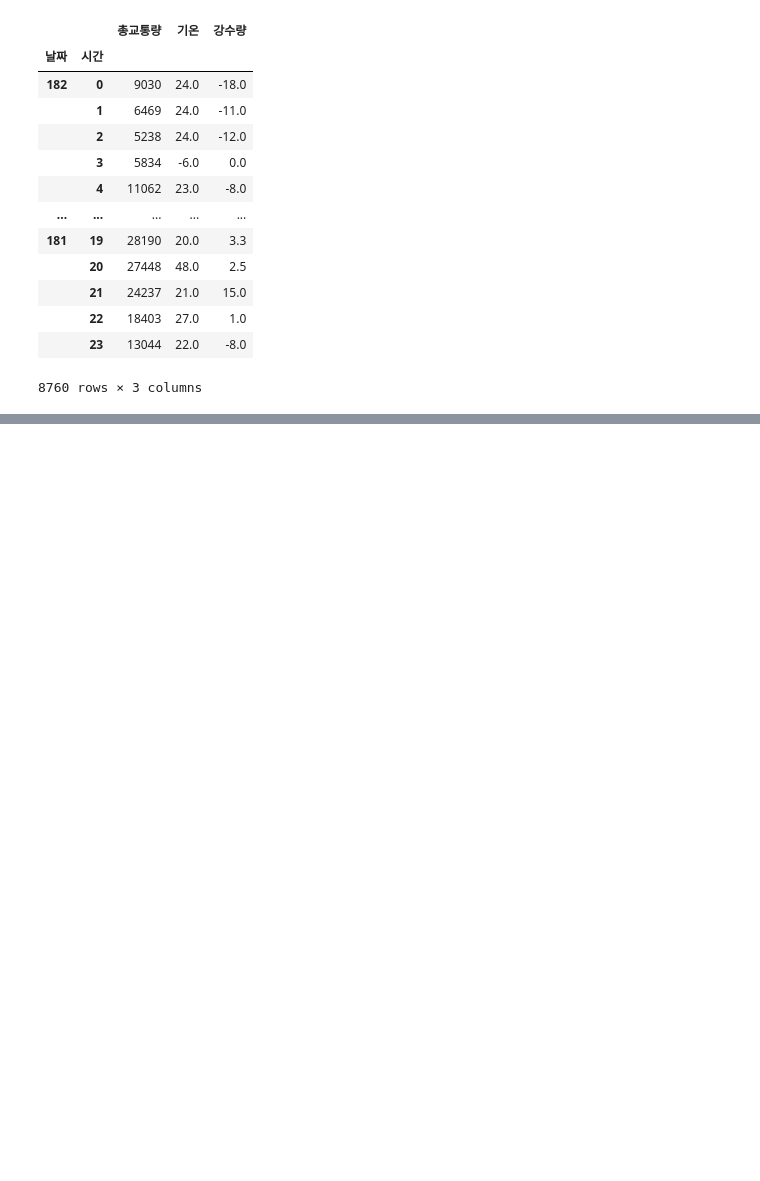
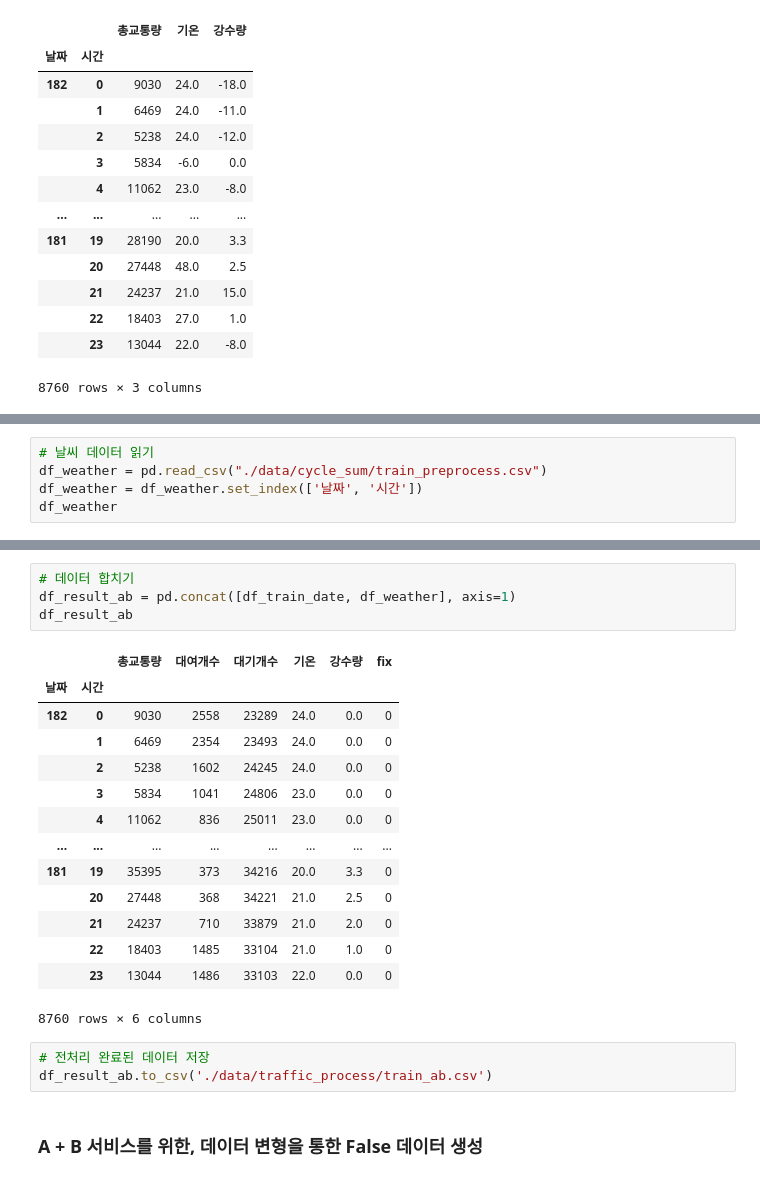
Before and after one commit to woojh3690/LSTMAE, a Jupyter notebook: traffic_preprocess.ipynb, the cells around one changed output, grey strips where cells are left out. Drawn from its saved outputs; the diff is of its cells as text; blank space fills up the shorter version.

```diff
--- a/traffic_preprocess.ipynb
+++ b/traffic_preprocess.ipynb
@@ -315,0 +318,5 @@ df_false.to_csv('./data/traffic_process/false.csv')
+# %%
+# 날씨 데이터 읽기
+df_weather = pd.read_csv("./data/cycle_sum/train_preprocess.csv")
+df_weather = df_weather.set_index(['날짜', '시간'])
+df_weather
@@ -315,0 +338,24 @@ df_false.to_csv('./data/traffic_process/false.csv')
+# %%
+# 데이터 합치기
+df_result_ab = pd.concat([df_train_date, df_weather], axis=1)
+df_result_ab
+# %% [output]
+|  |  | 총교통량 | 대여개수 | 대기개수 | 기온 | 강수량 | fix |
+| 날짜 | 시간 |  |  |  |  |  |  |
+| 182 | 0 | 9030 | 2558 | 23289 | 24.0 | 0.0 | 0 |
+|  | 1 | 6469 | 2354 | 23493 | 24.0 | 0.0 | 0 |
+|  | 2 | 5238 | 1602 | 24245 | 24.0 | 0.0 | 0 |
+|  | 3 | 5834 | 1041 | 24806 | 23.0 | 0.0 | 0 |
+|  | 4 | 11062 | 836 | 25011 | 23.0 | 0.0 | 0 |
+| ... | ... | ... | ... | ... | ... | ... | ... |
+| 181 | 19 | 35395 | 373 | 34216 | 20.0 | 3.3 | 0 |
+|  | 20 | 27448 | 368 | 34221 | 21.0 | 2.5 | 0 |
+|  | 21 | 24237 | 710 | 33879 | 21.0 | 2.0 | 0 |
+|  | 22 | 18403 | 1485 | 33104 | 21.0 | 1.0 | 0 |
+|  | 23 | 13044 | 1486 | 33103 | 22.0 | 0.0 | 0 |
+8760 rows × 6 columns
+# %%
+# 전처리 완료된 데이터 저장
+df_result_ab.to_csv('./data/traffic_process/train_ab.csv')
+# %% [markdown]
+<h3>A + B 서비스를 위한, 데이터 변형을 통한 False 데이터 생성</h3>
```
Also changed, not shown: parts of 10 cells of this notebook.
